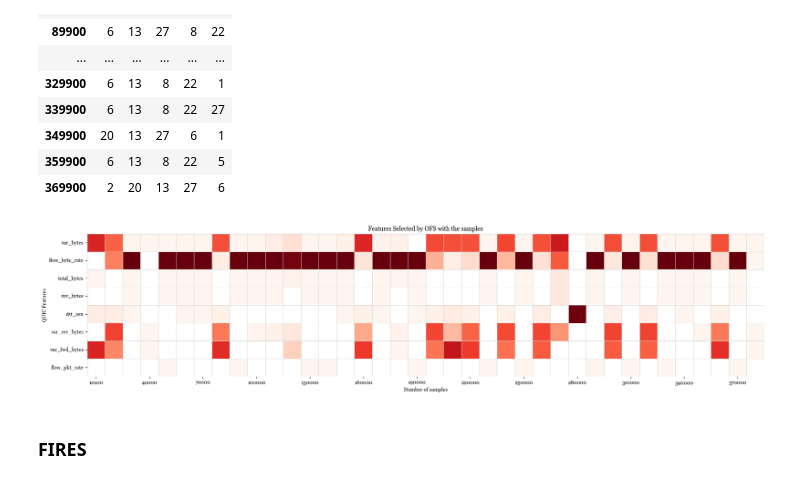
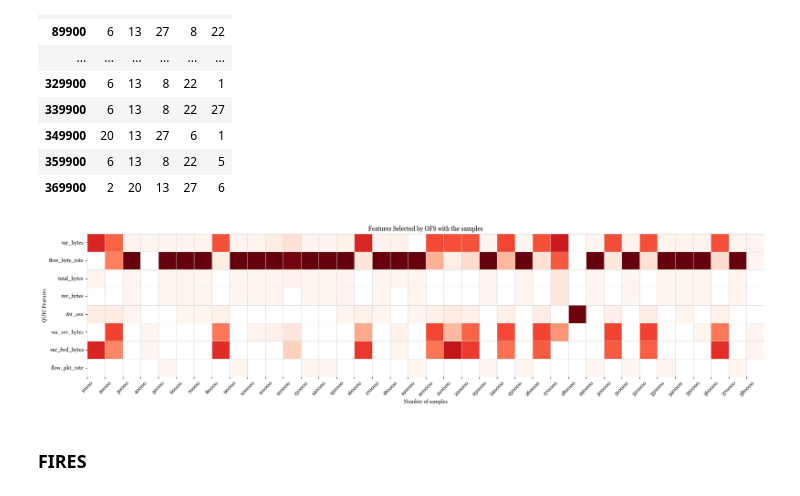
Before and after one commit to Earth-kun/QUICaid, a Jupyter notebook: evaluation/results-eda/feat_select.ipynb, the cells around one changed output. Saved outputs shown, nothing was run; the diff lists cells and outputs as text; code cells hidden in the pictures.

```diff
--- a/evaluation/results-eda/feat_select.ipynb
+++ b/evaluation/results-eda/feat_select.ipynb
@@ -122,8 +114,31 @@ ofs_weights_df_filtered = ofs_weights_df.loc[ofs_filled.index]
 # %%
 ranking_matrix = get_ranking_matrix(ofs_filled, ofs_weights_df_filtered, n=8)
-plot_heatmap(ranking_matrix)
+# ranking_matrix.columns = ranking_matrix.columns + 10100
+
+real_indices = ofs_filled.index.to_list()
+real_indices = [x + 10100 for x in real_indices]
+num_cols = len(real_indices)
+
+plt.figure(figsize=(20, 7))
+sns.heatmap(ranking_matrix, cbar=False, cmap="Reds", linewidths=0.5, linecolor='lightgray', square=True, xticklabels=False)
+
+plt.xlabel('Number of samples')
+plt.ylabel('QUIC Features')
+plt.title('Features Selected by OFS with the samples')
+plt.xticks(ticks=np.arange(len(real_indices)), labels=real_indices, rotation=45)
+plt.yticks(rotation=0)
+plt.tight_layout()
+
+plt.rcParams.update({
+    'font.family': 'serif',
+    'font.serif': ['Georgia'],
+})
+
+# plt.savefig("ofs-selection.pdf")
+
+plt.show()
 # %% [output]
-[figure, old version]
+[figure, new version]
 # %% [markdown]
 ### FIRES
 # %%
```
Also changed, not shown: parts of 2 cells of this notebook, 5 other files.
